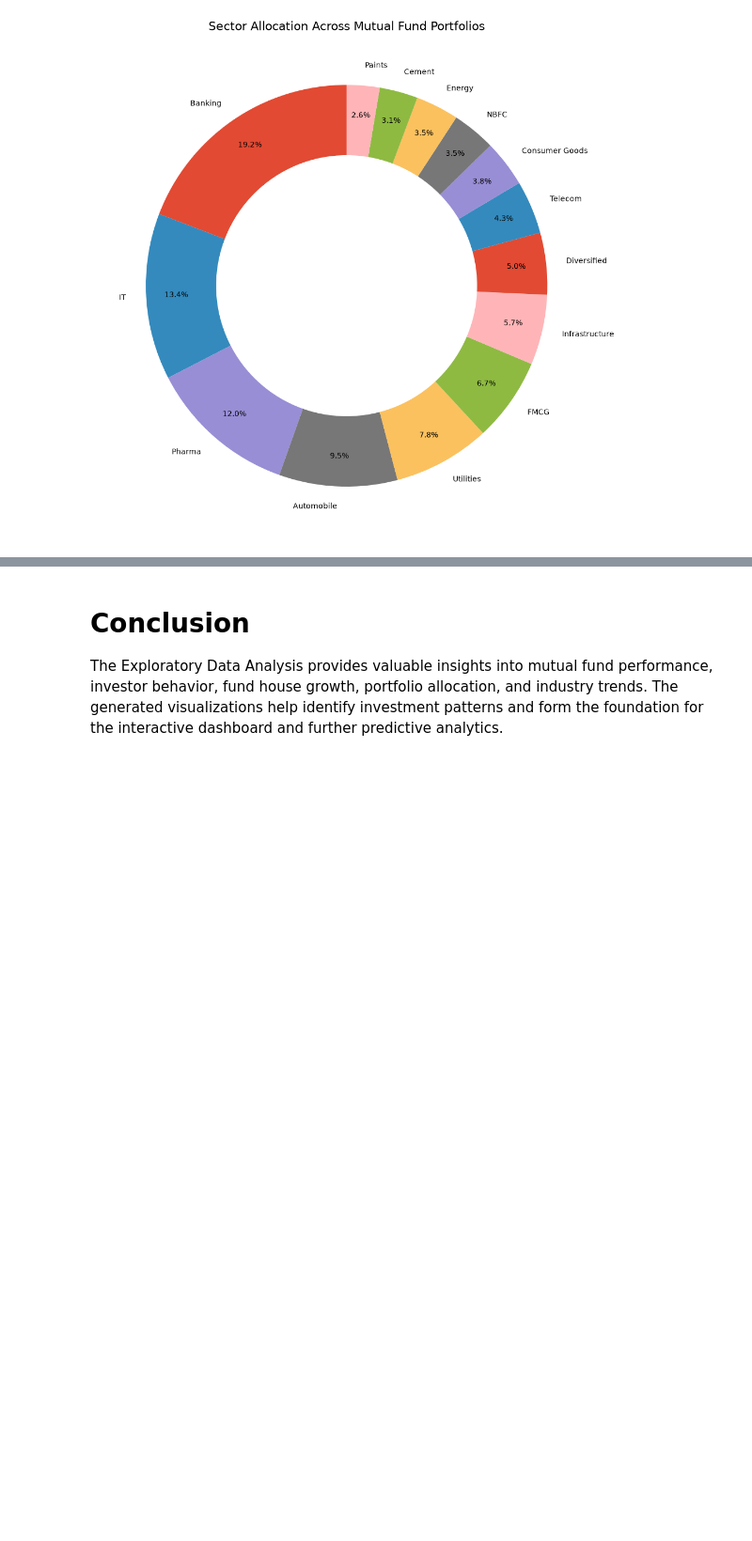
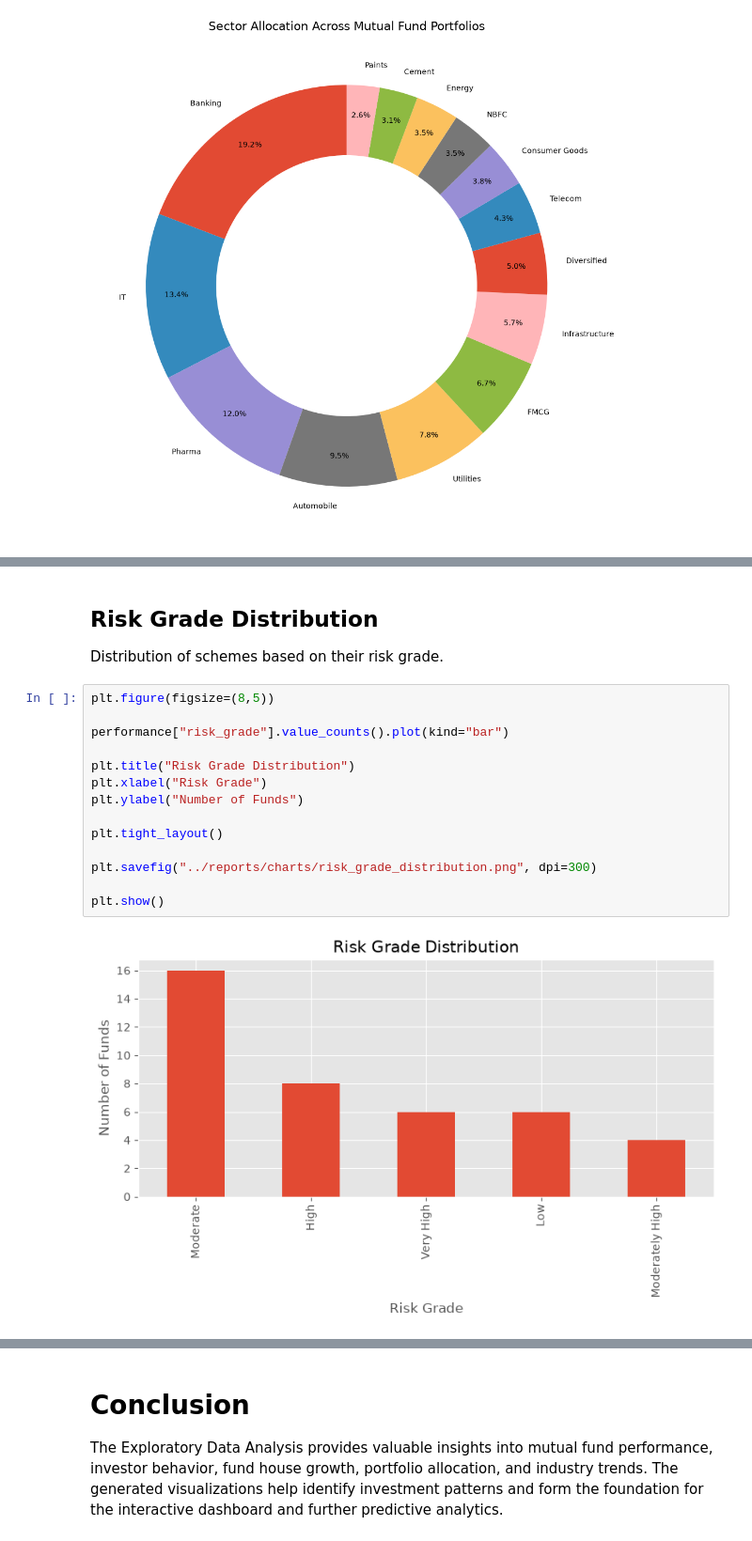
Before and after one commit to swetha21032k7/mutual-fund-analysis, a Jupyter notebook: notebooks/EDA_Analysis.ipynb, the cells around one changed output, grey strips where cells are left out. Shown at 94% size. Drawn from its saved outputs; the diff is of its cells as text; blank space fills up the shorter version.

```diff
--- a/notebooks/EDA_Analysis.ipynb
+++ b/notebooks/EDA_Analysis.ipynb
@@ -636,0 +659,20 @@ plt.show()
+# %% [markdown]
+## Risk Grade Distribution
+
+Distribution of schemes based on their risk grade.
+# %%
+plt.figure(figsize=(8,5))
+
+performance["risk_grade"].value_counts().plot(kind="bar")
+
+plt.title("Risk Grade Distribution")
+plt.xlabel("Risk Grade")
+plt.ylabel("Number of Funds")
+
+plt.tight_layout()
+
+plt.savefig("../reports/charts/risk_grade_distribution.png", dpi=300)
+
+plt.show()
+# %% [output]
+[figure, added]
```
Also changed, not shown: parts of 9 cells of this notebook, 5 other files.
